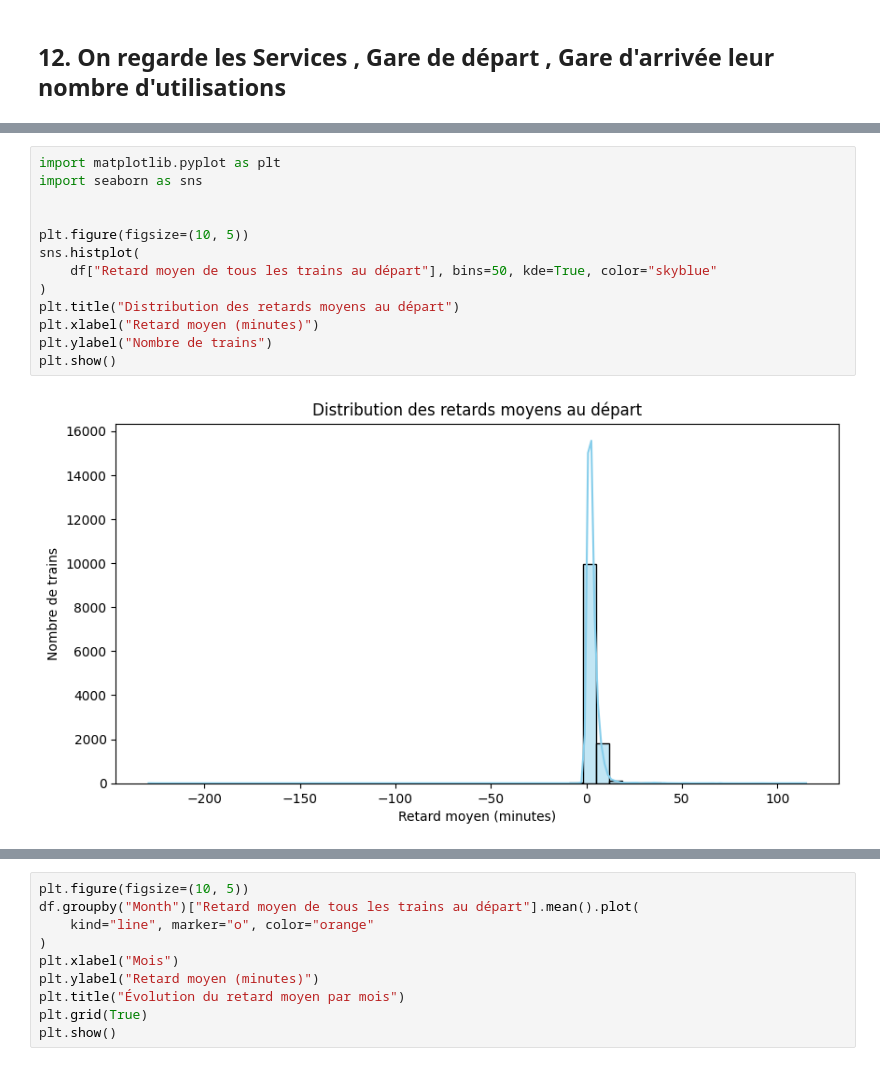
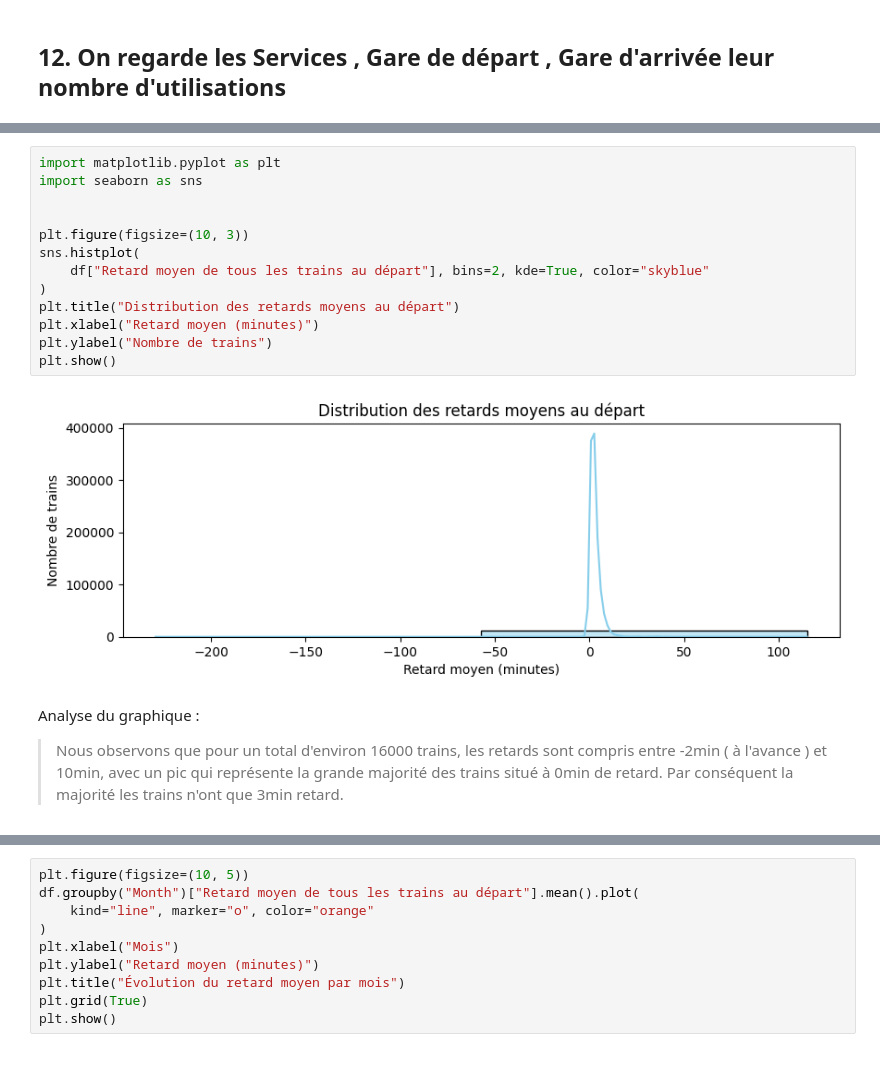
Before and after one commit to louispouillet/Etardis, a Jupyter notebook: tardis_eda.ipynb, the cells around one changed output, grey strips where cells are left out. Drawn from its saved outputs; the diff is of its cells as text.

Commit message:
added description of the graphics

```diff
--- a/tardis_eda.ipynb
+++ b/tardis_eda.ipynb
@@ -218,16 +230,20 @@ Name: count, Length: 116, dtype: int64
 # %%
 import matplotlib.pyplot as plt
 import seaborn as sns
 
 
-plt.figure(figsize=(10, 5))
+plt.figure(figsize=(10, 3))
 sns.histplot(
-    df["Retard moyen de tous les trains au départ"], bins=50, kde=True, color="skyblue"
+    df["Retard moyen de tous les trains au départ"], bins=2, kde=True, color="skyblue"
 )
 plt.title("Distribution des retards moyens au départ")
 plt.xlabel("Retard moyen (minutes)")
 plt.ylabel("Nombre de trains")
 plt.show()
 # %% [output]
-[figure, old version]
+[figure, new version]
+# %% [markdown]
+Analyse du graphique :
+> Nous observons que pour un total d'environ 16000 trains, les retards sont compris entre -2min ( à l'avance ) et 10min, avec un pic qui représente la grande majorité des trains situé à 0min de retard.
+Par conséquent la majorité les trains n'ont que 3min retard.
 # %%
```
Also changed, not shown: parts of 16 cells of this notebook.
